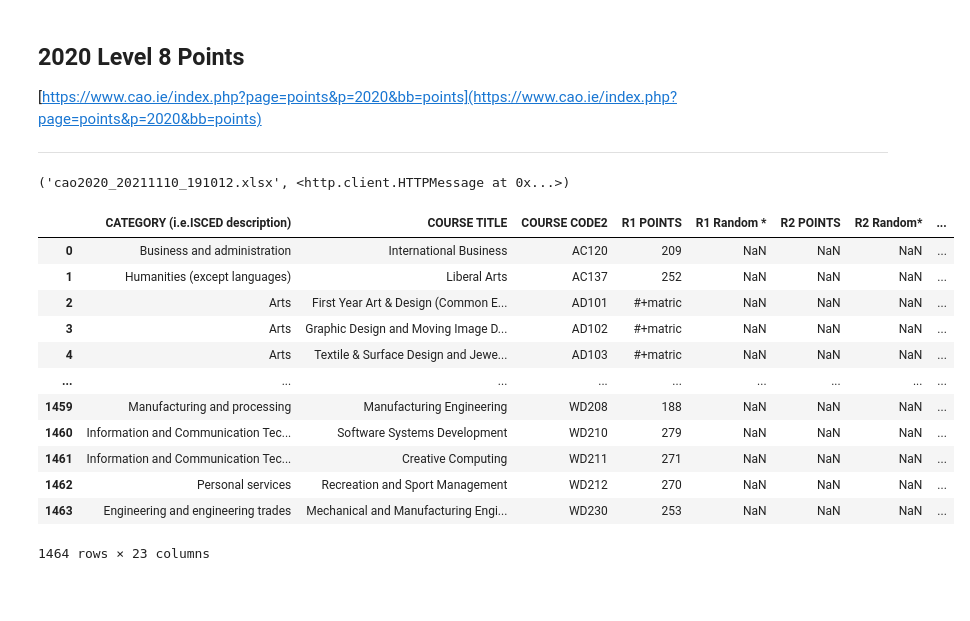
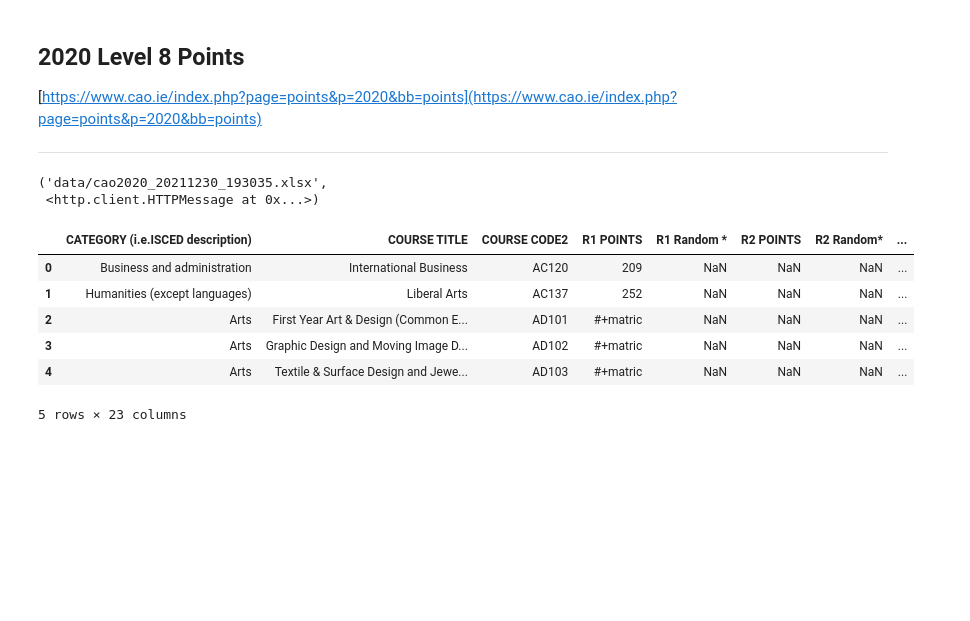
Before and after one commit to G00398258/fundsofda-assessment, a Jupyter notebook: cao.ipynb, the cells around one changed output. Saved outputs shown, nothing was run; the diff lists cells and outputs as text; code cells hidden in the pictures; blank space fills up the shorter version.

```diff
--- a/cao.ipynb
+++ b/cao.ipynb
@@ -101,29 +106,26 @@ df21
 ***
 # %%
 # Create a filepath for the 2020 points file
-path20 = 'cao2020_' + now_str + '.xlsx'
+path20 = 'data/cao2020_' + now_str + '.xlsx'
 
 # Save original data file to disk
 urlrq.urlretrieve('http://www2.cao.ie/points/CAOPointsCharts2020.xlsx',path20)
 # %% [output]
-('cao2020_20211110_191012.xlsx', <http.client.HTTPMessage at 0x...>)
+('data/cao2020_20211230_193035.xlsx',
+ <http.client.HTTPMessage at 0x...>)
 # %%
-# Download and parse the excel spreadsheet
+# Download and parse the excel spreadsheet into a dataframe
 df20 = pd.read_excel('http://www2.cao.ie/points/CAOPointsCharts2020.xlsx',skiprows=10)
-df20
+
+# Show the first 5 rows of the dataframe
+df20.head()
 # %% [output]
 |  | CATEGORY (i.e.ISCED description) | COURSE TITLE | COURSE CODE2 | R1 POINTS | R1 Random * | R2 POINTS | R2 Random* | ... |
 | 0 | Business and administration | International Business | AC120 | 209 | NaN | NaN | NaN | ... |
 | 1 | Humanities (except languages) | Liberal Arts | AC137 | 252 | NaN | NaN | NaN | ... |
 | 2 | Arts | First Year Art & Design (Common E... | AD101 | #+matric | NaN | NaN | NaN | ... |
 | 3 | Arts | Graphic Design and Moving Image D... | AD102 | #+matric | NaN | NaN | NaN | ... |
 | 4 | Arts | Textile & Surface Design and Jewe... | AD103 | #+matric | NaN | NaN | NaN | ... |
-| ... | ... | ... | ... | ... | ... | ... | ... | ... |
-| 1459 | Manufacturing and processing | Manufacturing Engineering | WD208 | 188 | NaN | NaN | NaN | ... |
-| 1460 | Information and Communication Tec... | Software Systems Development | WD210 | 279 | NaN | NaN | NaN | ... |
-| 1461 | Information and Communication Tec... | Creative Computing | WD211 | 271 | NaN | NaN | NaN | ... |
-| 1462 | Personal services | Recreation and Sport Management | WD212 | 270 | NaN | NaN | NaN | ... |
-| 1463 | Engineering and engineering trades | Mechanical and Manufacturing Engi... | WD230 | 253 | NaN | NaN | NaN | ... |
-1464 rows × 23 columns
+5 rows × 23 columns
 # %%
 # Create a filepath for the pandas dataframe
```
Also changed, not shown: parts of 26 cells of this notebook.
